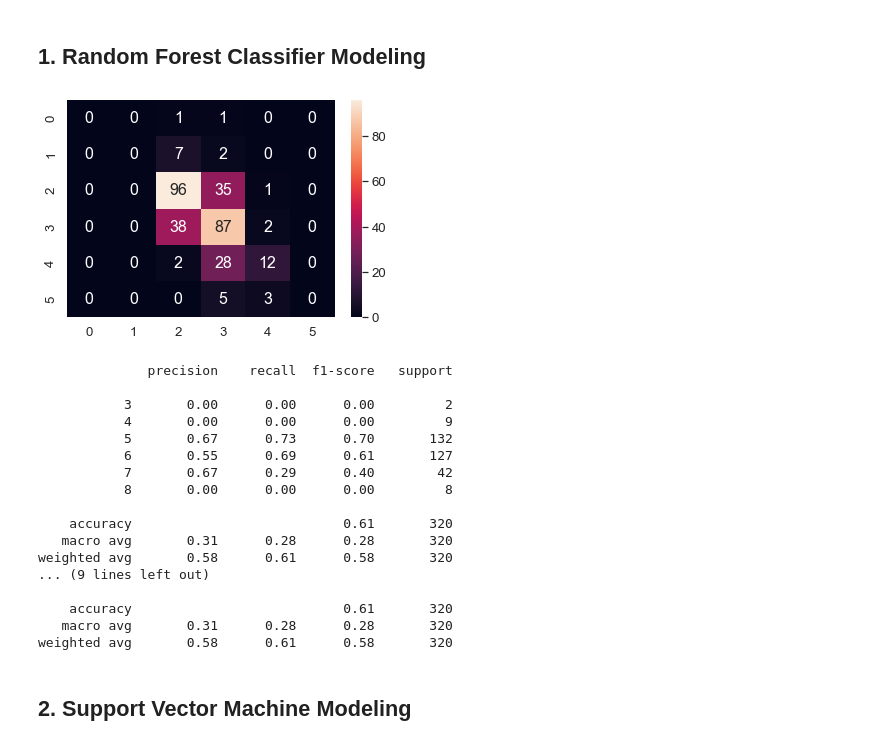
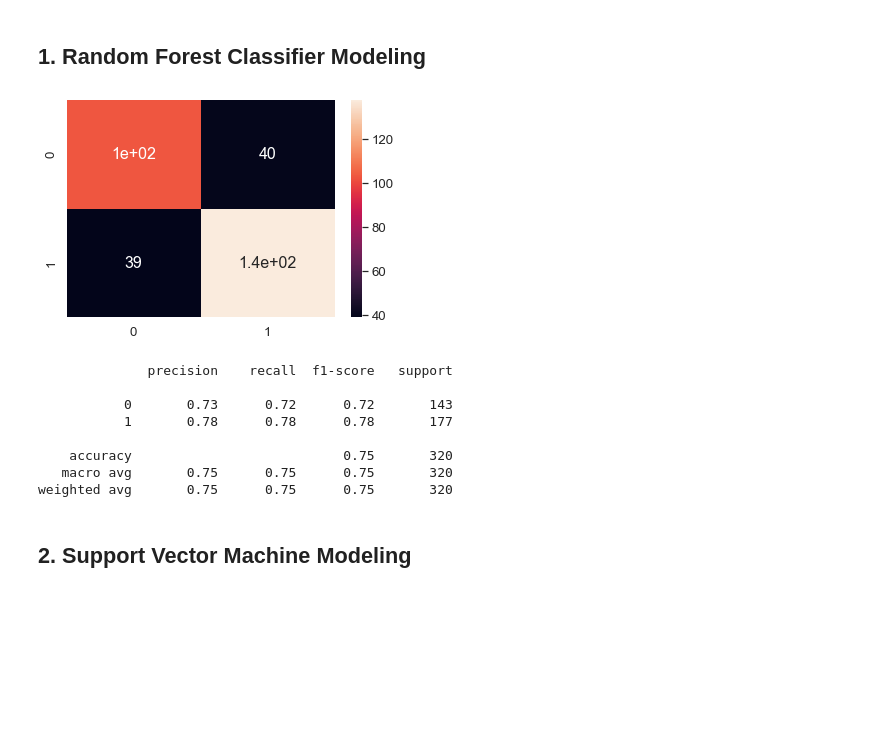
Before and after one commit to bendjko/ESE-417-Final-Project, a Jupyter notebook: FinalProject.ipynb, the cells around one changed output. Drawn from its saved outputs; the diff is of its cells as text; code cells hidden in the pictures; blank space fills up the shorter version.

```diff
--- a/FinalProject.ipynb
+++ b/FinalProject.ipynb
@@ -92,0 +92,18 @@ dtype: int64
+# %%
+# for i in range(1599):
+#   if wineData.iloc[i, -1] <= 2.5:
+#     wineData.iloc[i, -1] = 0
+#   elif wineData.iloc[i, -1] <= 5:
+#     wineData.iloc[i, -1] = 1
+#   elif wineData.iloc[i, -1] <= 7.5:
+#     wineData.iloc[i, -1] = 2
+#   else:
+#     wineData.iloc[i, -1] = 3
+
+for i in range(1599):
+  if wineData.iloc[i, -1] <= 5:
+    wineData.iloc[i, -1] = 0
+  else:
+    wineData.iloc[i, -1] = 1
+
+wineData
@@ -173,3 +214,12 @@ print(predScores.nlargest(11,'Score'))
+# %%
+#Drop the bottom four features (smallest score)
+wineData = wineData.drop('density', 1)
+wineData = wineData.drop('pH', 1)
+wineData = wineData.drop('chlorides', 1)
+wineData = wineData.drop('residual sugar', 1)
+
+X = wineData.loc[:, 'fixed acidity':'alcohol']
+y = wineData['quality']
 # %% [markdown]
 # 3. Comparing Machine Learning Models
 
@@ -187,47 +237,29 @@ X_test = scaledData.transform(X_test)
 # %%
 wineRF = RandomForestClassifier(n_estimators=200, max_depth=6, random_state=417)
 wineRF.fit(X_train, y_train)
 
 y_pred = wineRF.predict(X_test)
 
 #Plot confusion matrix
 cm = confusion_matrix(y_test, y_pred)
 df_cm = pd.DataFrame(cm)
 sns.set(font_scale=1.2) # for label size
 sns.heatmap(df_cm, annot=True, annot_kws={"size": 16}) # font size
 plt.show()
 
 #Print classification report
 clas = classification_report(y_test, y_pred)
 print(clas)
-
-# Try with feature selected X - ended up performing poorer
-heartRF = RandomForestClassifier(n_estimators=200, max_depth=6, random_state=417)
-heartRF.fit(X_train, y_train)
-
-y_pred = heartRF.predict(X_test)
-# confusion_matrix(y_test, y_pred)
-clas = classification_report(y_test, y_pred)
-print(clas)
 # %% [output]
-[figure, old version]
+[figure, new version]
               precision    recall  f1-score   support
 
-           3       0.00      0.00      0.00         2
-           4       0.00      0.00      0.00         9
-           5       0.67      0.73      0.70       132
-           6       0.55      0.69      0.61       127
-           7       0.67      0.29      0.40        42
-           8       0.00      0.00      0.00         8
+           0       0.73      0.72      0.72       143
+           1       0.78      0.78      0.78       177
 
-    accuracy                           0.61       320
-   macro avg       0.31      0.28      0.28       320
-weighted avg       0.58      0.61      0.58       320
-... (9 lines left out)
-
-    accuracy                           0.61       320
-   macro avg       0.31      0.28      0.28       320
-weighted avg       0.58      0.61      0.58       320
+    accuracy                           0.75       320
+   macro avg       0.75      0.75      0.75       320
+weighted avg       0.75      0.75      0.75       320
 # %% [markdown]
 ## 2. Support Vector Machine Modeling
 # %%
```
Also changed, not shown: parts of 12 cells of this notebook.
